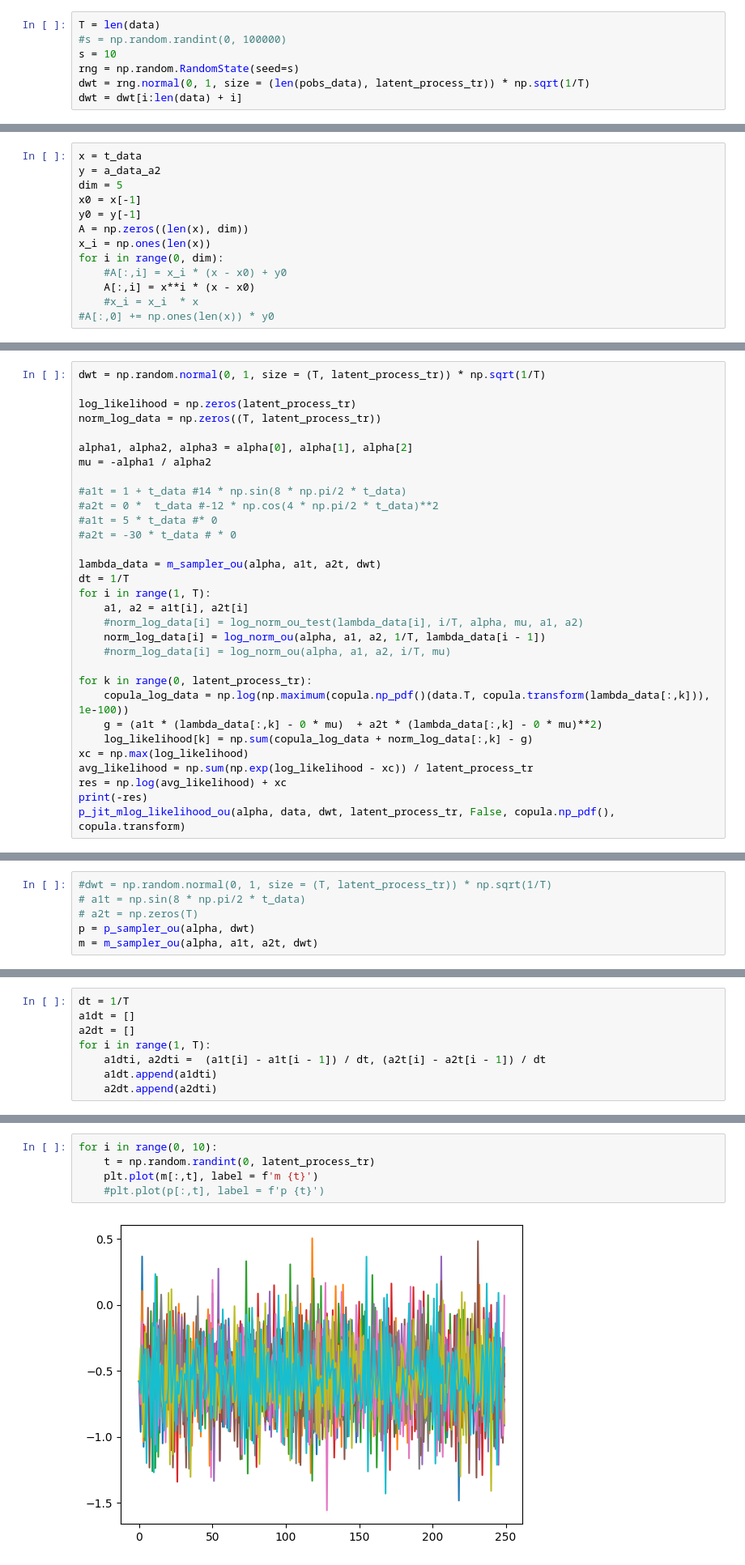
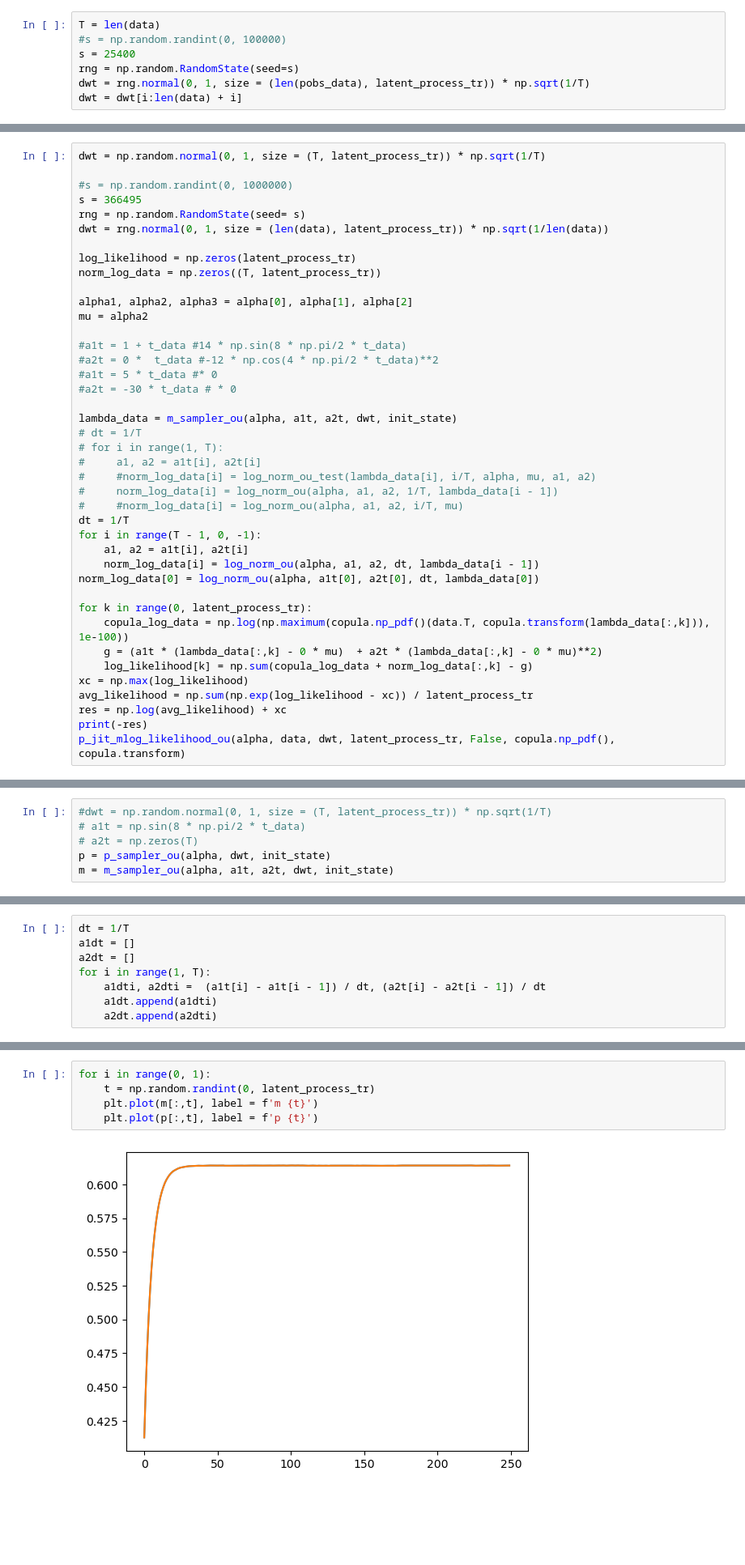
Before and after one commit to AANovokhatskiy/pyscarcopula, a Jupyter notebook: archive/example2.ipynb, the cells around one changed output, grey strips where cells are left out. Shown at 81% size. Saved outputs shown, nothing was run; the diff lists cells and outputs as text; blank space fills up the shorter version.

```diff
--- a/archive/example2.ipynb
+++ b/archive/example2.ipynb
@@ -502,7 +577,7 @@ latent_process_tr = 500
 # %%
 T = len(data)
 #s = np.random.randint(0, 100000)
-s = 10
+s = 25400
 rng = np.random.RandomState(seed=s)
 dwt = rng.normal(0, 1, size = (len(pobs_data), latent_process_tr)) * np.sqrt(1/T)
 dwt = dwt[i:len(data) + i]
@@ -683,13 +1083,0 @@ array([  -21.16661773,   912.40901622, -4350.48257939,  8612.72557367, -5151.215
-# %%
-x = t_data
-y = a_data_a2
-dim = 5
-x0 = x[-1]
-y0 = y[-1]
-A = np.zeros((len(x), dim))
-x_i = np.ones(len(x))
-for i in range(0, dim):
-    #A[:,i] = x_i * (x - x0) + y0
-    A[:,i] = x**i * (x - x0)
-    #x_i = x_i  * x
-#A[:,0] += np.ones(len(x)) * y0
@@ -895,25 +1163,35 @@ def correction(t_data, x_data, alpha):
     return -(mod_abs(max_res - x_data) - max_res - x_data) / 2
 # %%
 dwt = np.random.normal(0, 1, size = (T, latent_process_tr)) * np.sqrt(1/T)
+
+#s = np.random.randint(0, 1000000)
+s = 366495
+rng = np.random.RandomState(seed= s)
+dwt = rng.normal(0, 1, size = (len(data), latent_process_tr)) * np.sqrt(1/len(data))
 
 log_likelihood = np.zeros(latent_process_tr)
 norm_log_data = np.zeros((T, latent_process_tr))
 
 alpha1, alpha2, alpha3 = alpha[0], alpha[1], alpha[2]
-mu = -alpha1 / alpha2
+mu = alpha2
 
 #a1t = 1 + t_data #14 * np.sin(8 * np.pi/2 * t_data)
 #a2t = 0 *  t_data #-12 * np.cos(4 * np.pi/2 * t_data)**2
 #a1t = 5 * t_data #* 0
 #a2t = -30 * t_data # * 0
 
-lambda_data = m_sampler_ou(alpha, a1t, a2t, dwt)
+lambda_data = m_sampler_ou(alpha, a1t, a2t, dwt, init_state)
+# dt = 1/T
+# for i in range(1, T):
+#     a1, a2 = a1t[i], a2t[i]
+#     #norm_log_data[i] = log_norm_ou_test(lambda_data[i], i/T, alpha, mu, a1, a2)
+#     norm_log_data[i] = log_norm_ou(alpha, a1, a2, 1/T, lambda_data[i - 1])
+#     #norm_log_data[i] = log_norm_ou(alpha, a1, a2, i/T, mu)
 dt = 1/T
-for i in range(1, T):
+for i in range(T - 1, 0, -1):
     a1, a2 = a1t[i], a2t[i]
-    #norm_log_data[i] = log_norm_ou_test(lambda_data[i], i/T, alpha, mu, a1, a2)
-    norm_log_data[i] = log_norm_ou(alpha, a1, a2, 1/T, lambda_data[i - 1])
-    #norm_log_data[i] = log_norm_ou(alpha, a1, a2, i/T, mu)
+    norm_log_data[i] = log_norm_ou(alpha, a1, a2, dt, lambda_data[i - 1])
+norm_log_data[0] = log_norm_ou(alpha, a1t[0], a2t[0], dt, lambda_data[0])
 
 for k in range(0, latent_process_tr):
     copula_log_data = np.log(np.maximum(copula.np_pdf()(data.T, copula.transform(lambda_data[:,k])), 1e-100))
@@ -986,8 +1264,8 @@ for lp_i in lp:
 #dwt = np.random.normal(0, 1, size = (T, latent_process_tr)) * np.sqrt(1/T)
 # a1t = np.sin(8 * np.pi/2 * t_data)
 # a2t = np.zeros(T)
-p = p_sampler_ou(alpha, dwt)
-m = m_sampler_ou(alpha, a1t, a2t, dwt)
+p = p_sampler_ou(alpha, dwt, init_state)
+m = m_sampler_ou(alpha, a1t, a2t, dwt, init_state)
 # %%
 a2t[200:]= a2t[200]
 # %%
@@ -1007,10 +1285,10 @@ plt.plot(a2dt)
 # %%
-for i in range(0, 10):
+for i in range(0, 1):
     t = np.random.randint(0, latent_process_tr)
     plt.plot(m[:,t], label = f'm {t}')
-    #plt.plot(p[:,t], label = f'p {t}')
+    plt.plot(p[:,t], label = f'p {t}')
 # %% [output]
-[figure, old version]
+[figure, new version]
 # %%
 theta, mu, nu = alpha[0], alpha[1], alpha[2]
 D = nu**2 / 2
```
Also changed, not shown: parts of 36 cells of this notebook, 11 other files.
